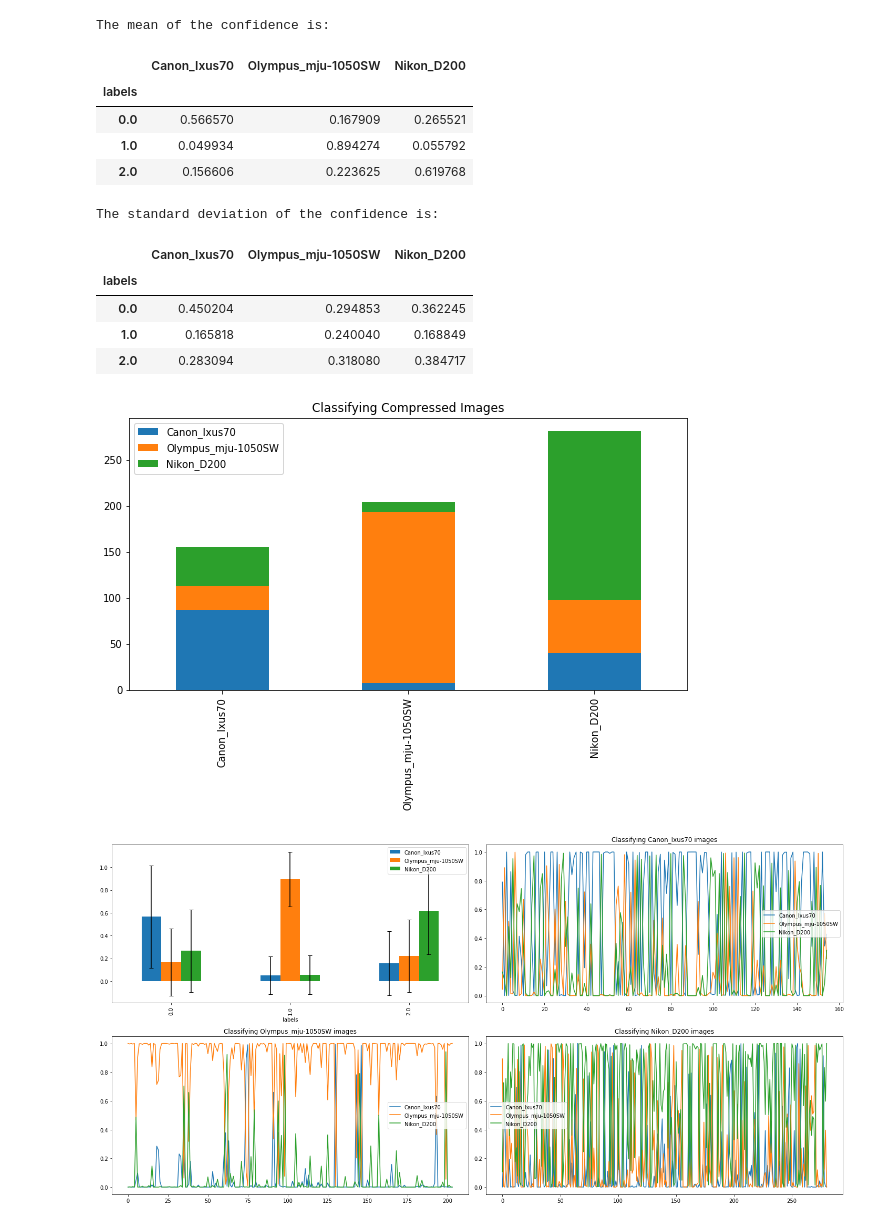
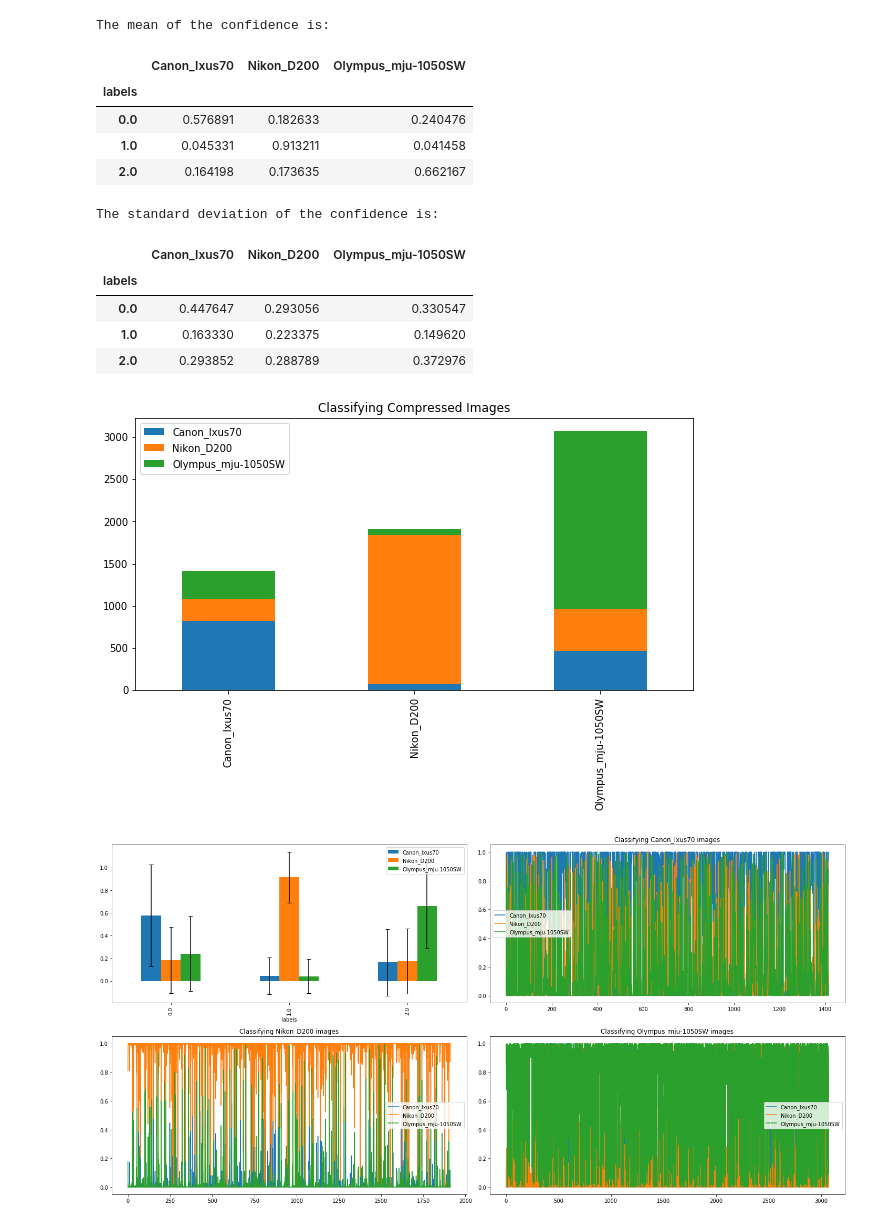
Before and after one commit to jiarongp/CamModel, a Jupyter notebook: post_test.ipynb, the cells around one changed output. Saved outputs shown, nothing was run; the diff lists cells and outputs as text; code cells hidden in the pictures.

```diff
--- a/post_test.ipynb
+++ b/post_test.ipynb
@@ -95,11 +95,11 @@ compr_generator = test_data_gen.flow_from_directory(
                   target_size=(img_width, img_height), color_mode='grayscale', shuffle=True,
                   batch_size=batch_size, class_mode="categorical")
 
-# print('\n# Evaluate on test data')
-# results = model.evaluate(compr_generator)
+print('\n# Evaluate on test data')
+results = model.evaluate(compr_generator)
 
 hist, conf, labels = func.evaluate(model_list, compr_generator, model, index=model_list, columns=model_list,
-                                   title='Classifying Compressed Images', num_batch=10)
+                                   title='Classifying Compressed Images', num_batch=100)
 
 mean, error = func.mean_error(labels, conf, model_list)
 fig, axes = plt.subplots(nrows=2, ncols=2, figsize=(20, 10))
@@ -122,17 +125,17 @@ index are predictions, columns are ground truth
 The mean of the confidence is:
-|  | Canon_Ixus70 | Olympus_mju-1050SW | Nikon_D200 |
+|  | Canon_Ixus70 | Nikon_D200 | Olympus_mju-1050SW |
 | labels |  |  |  |
-| 0.0 | 0.566570 | 0.167909 | 0.265521 |
-| 1.0 | 0.049934 | 0.894274 | 0.055792 |
-| 2.0 | 0.156606 | 0.223625 | 0.619768 |
+| 0.0 | 0.576891 | 0.182633 | 0.240476 |
+| 1.0 | 0.045331 | 0.913211 | 0.041458 |
+| 2.0 | 0.164198 | 0.173635 | 0.662167 |
 The standard deviation of the confidence is:
-|  | Canon_Ixus70 | Olympus_mju-1050SW | Nikon_D200 |
+|  | Canon_Ixus70 | Nikon_D200 | Olympus_mju-1050SW |
 | labels |  |  |  |
-| 0.0 | 0.450204 | 0.294853 | 0.362245 |
-| 1.0 | 0.165818 | 0.240040 | 0.168849 |
-| 2.0 | 0.283094 | 0.318080 | 0.384717 |
+| 0.0 | 0.447647 | 0.293056 | 0.330547 |
+| 1.0 | 0.163330 | 0.223375 | 0.149620 |
+| 2.0 | 0.293852 | 0.288789 | 0.372976 |
-[figure, old version]
+[figure, new version]
-[figure, old version]
+[figure, new version]
 # %%
 # Read the positive test samples.
 noise_generator = test_data_gen.flow_from_directory(
```
Also changed, not shown: parts of 3 cells of this notebook, 5 other files.
